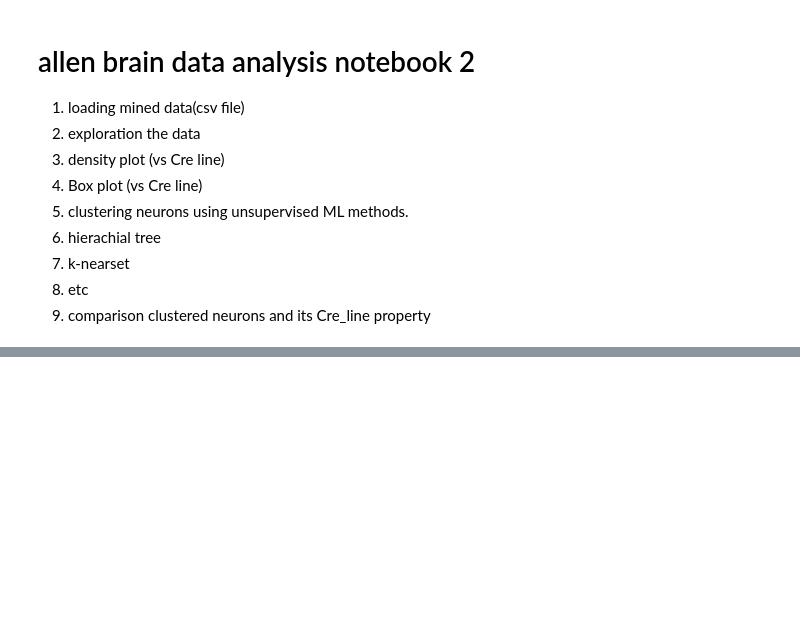
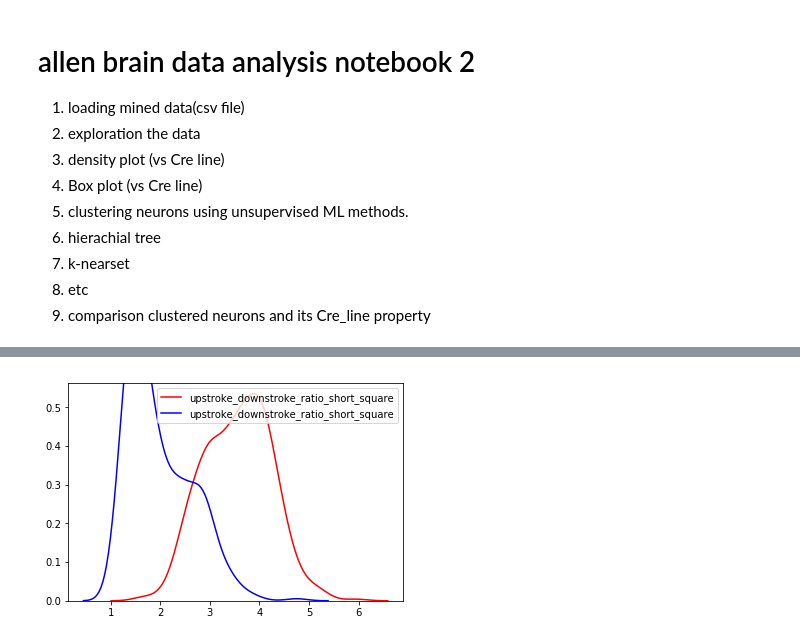
Before and after one commit to HyunsuLee/Ephy_type, a Jupyter notebook: Clustering/allen_data_analysis_2.ipynb, the cells around one changed output, grey strips where cells are left out. Drawn from its saved outputs; the diff is of its cells as text; code cells hidden in the pictures; blank space fills up the shorter version.

```diff
--- a/Clustering/allen_data_analysis_2.ipynb
+++ b/Clustering/allen_data_analysis_2.ipynb
@@ -57,0 +67,4 @@ sns.distplot(cre_dropna[cre_dropna['binary_neuron'] == 'Inhibitory']['adaptation
+# %%
+draw_kdeplot('upstroke_downstroke_ratio_short_square')
+# %% [output]
+[figure, added]
```
Also changed, not shown: parts of 10 cells of this notebook, 1 other file.
